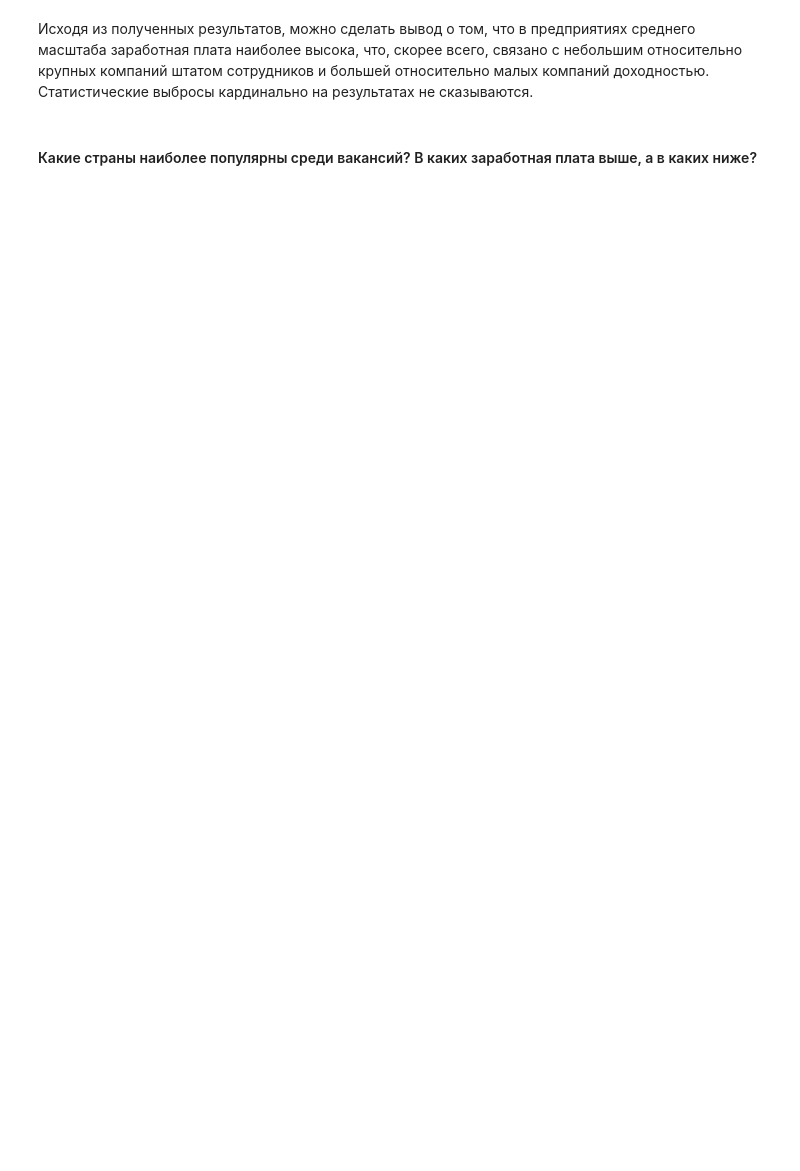
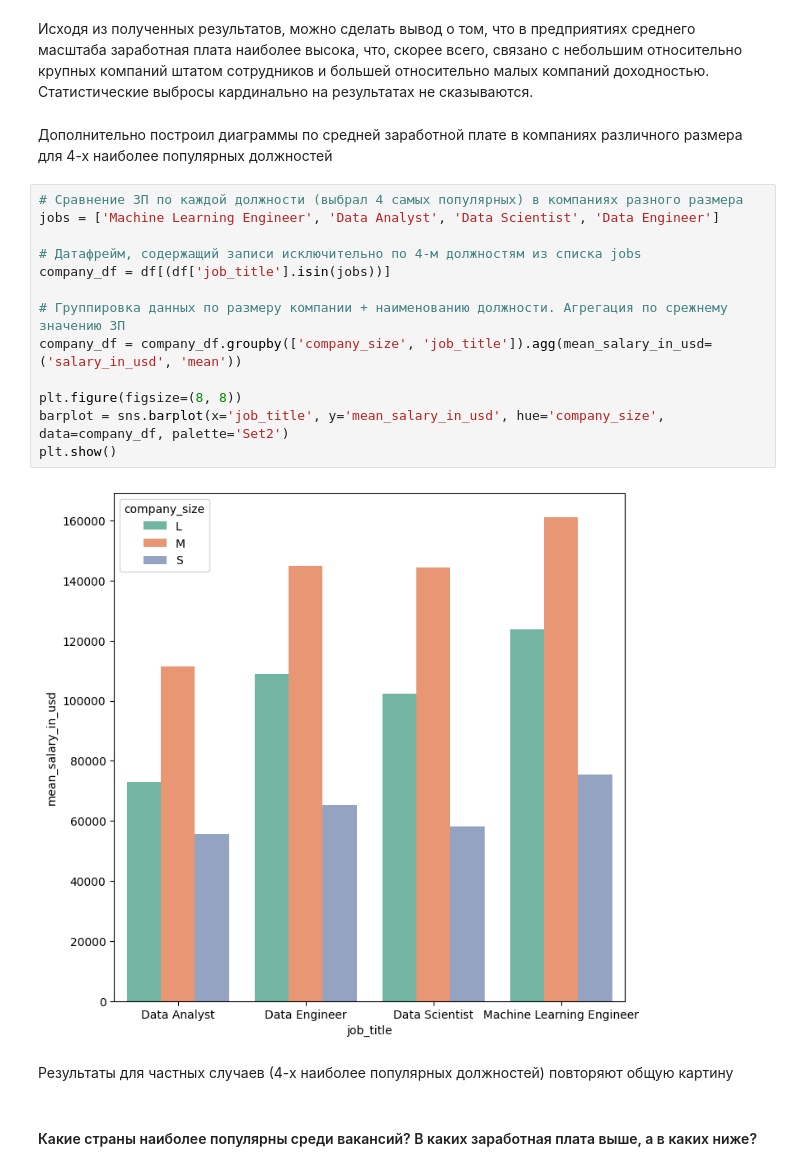
Before and after one commit to selvnv/subtasks, a Jupyter notebook: exploreDataScienceSalaries/exploreDataset.ipynb, the cells around one changed output. Drawn from its saved outputs; the diff is of its cells as text; blank space fills up the shorter version.

```diff
--- a/exploreDataScienceSalaries/exploreDataset.ipynb
+++ b/exploreDataScienceSalaries/exploreDataset.ipynb
@@ -262,4 +268,23 @@ plt.show()
 # %% [markdown]
 Исходя из полученных результатов, можно сделать вывод о том, что в предприятиях среднего масштаба заработная плата наиболее высока, что, скорее всего, связано с небольшим относительно крупных компаний штатом сотрудников и большей относительно малых компаний доходностью. Статистические выбросы кардинально на результатах не сказываются.
+# %% [markdown]
+Дополнительно построил диаграммы по средней заработной плате в компаниях различного размера для 4-х наиболее популярных должностей
+# %%
+# Сравнение ЗП по каждой должности (выбрал 4 самых популярных) в компаниях разного размера
+jobs = ['Machine Learning Engineer', 'Data Analyst', 'Data Scientist', 'Data Engineer']
+
+# Датафрейм, содержащий записи исключительно по 4-м должностям из списка jobs
+company_df = df[(df['job_title'].isin(jobs))]
+
+# Группировка данных по размеру компании + наименованию должности. Агрегация по срежнему значению ЗП
+company_df = company_df.groupby(['company_size', 'job_title']).agg(mean_salary_in_usd=('salary_in_usd', 'mean'))
+
+plt.figure(figsize=(8, 8))
+barplot = sns.barplot(x='job_title', y='mean_salary_in_usd', hue='company_size', data=company_df, palette='Set2')
+plt.show()
+# %% [output]
+[figure, added]
+# %% [markdown]
+Результаты для частных случаев (4-х наиболее популярных должностей) повторяют общую картину
 # %% [markdown]
 #### Какие страны наиболее популярны среди вакансий? В каких заработная плата выше, а в каких ниже?
```
Also changed, not shown: parts of 28 cells of this notebook.
